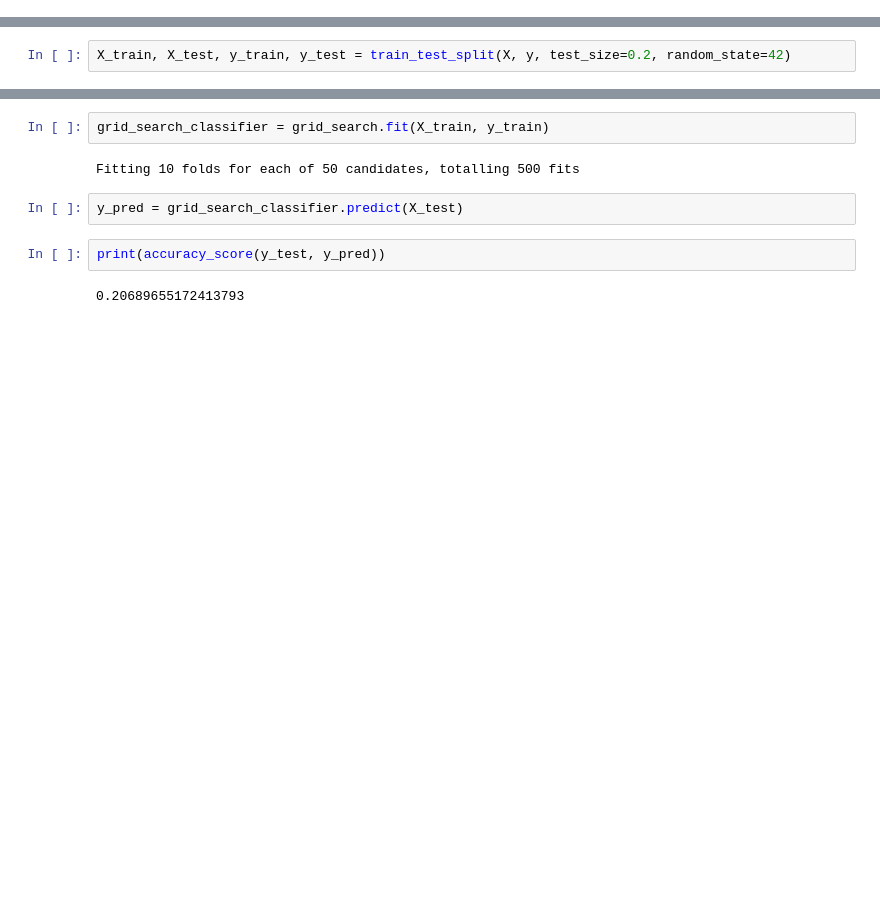
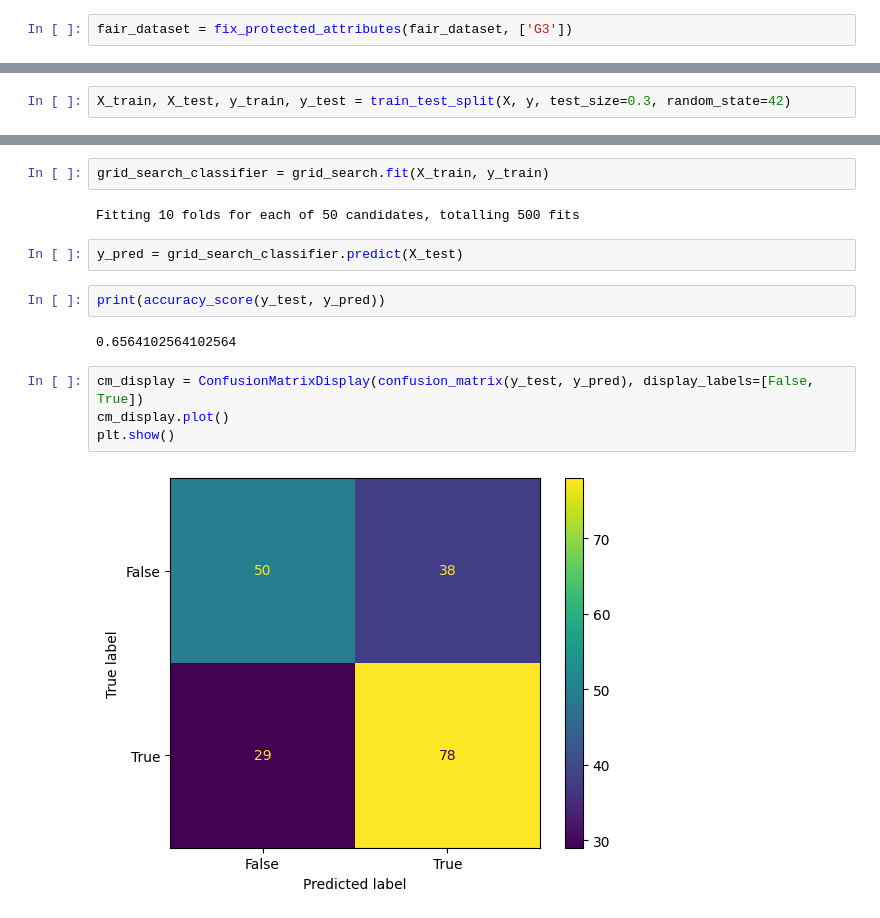
Before and after one commit to antonioIannotta/experiments-fair-by-design-via-apriori, a Jupyter notebook: fair_by_design_test_education_uci.ipynb, the cells around one changed output, grey strips where cells are left out. Drawn from its saved outputs; the diff is of its cells as text; blank space fills up the shorter version.

```diff
--- a/fair_by_design_test_education_uci.ipynb
+++ b/fair_by_design_test_education_uci.ipynb
@@ -66,5 +82,7 @@ fair_dataset
+# %%
+fair_dataset = fix_protected_attributes(fair_dataset, ['G3'])
 # %%
 X = fair_dataset.iloc[:,:len(fair_dataset.columns) - 2]
 y = fair_dataset.loc[:, output_column:]
 # %%
-X_train, X_test, y_train, y_test = train_test_split(X, y, test_size=0.2, random_state=42)
+X_train, X_test, y_train, y_test = train_test_split(X, y, test_size=0.3, random_state=42)
@@ -99,4 +133,10 @@ y_pred = grid_search_classifier.predict(X_test)
 # %%
 print(accuracy_score(y_test, y_pred))
 # %% [output]
-0.20689655172413793
+0.6564102564102564
+# %%
+cm_display = ConfusionMatrixDisplay(confusion_matrix(y_test, y_pred), display_labels=[False, True])
+cm_display.plot()
+plt.show()
+# %% [output]
+[figure, added]
```
Also changed, not shown: parts of 4 cells of this notebook, 2 other files.
